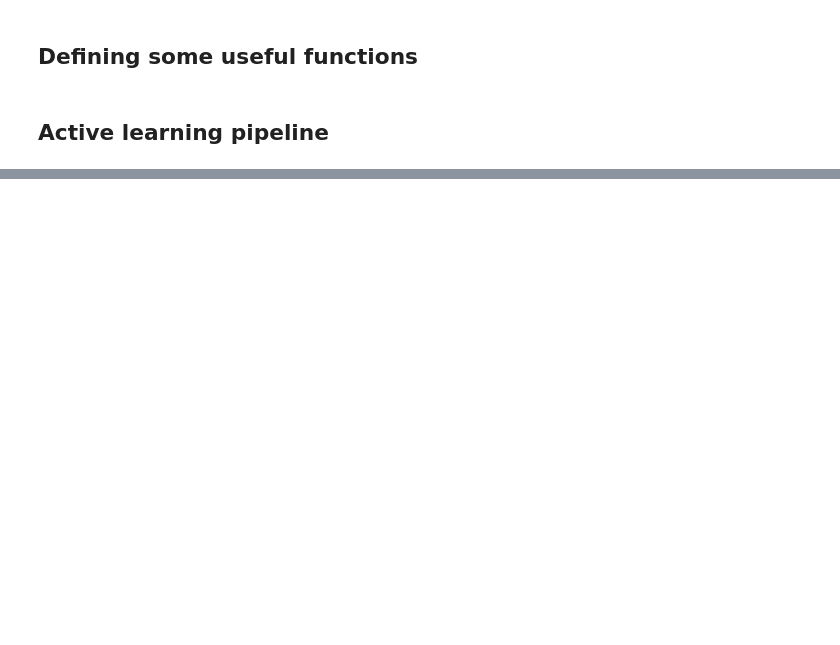
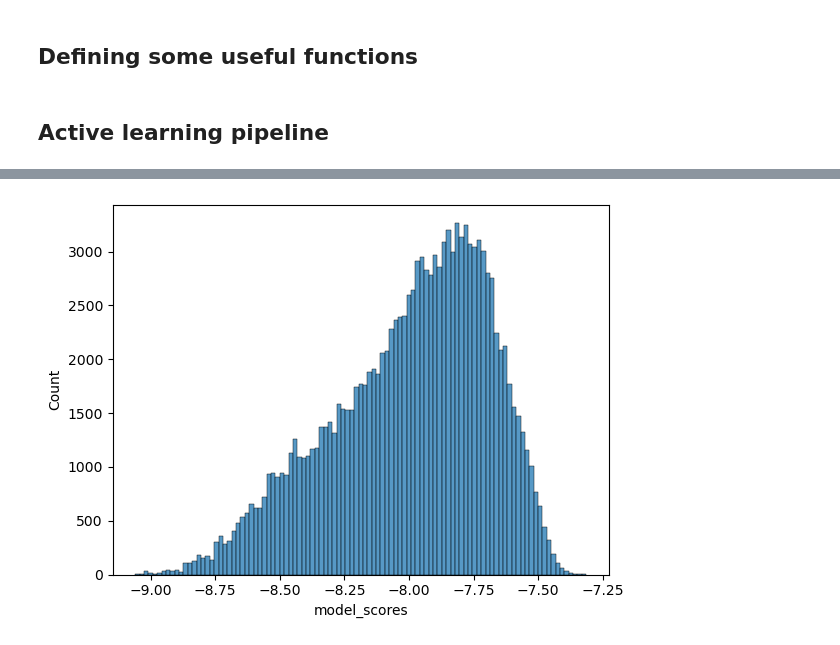
Before and after one commit to jonswain/active-learning, a Jupyter notebook: active_learning_docking.ipynb, the cells around one changed output, grey strips where cells are left out. Cells and saved outputs as stored; diff of their text form; code cells hidden in the pictures; blank space fills up the shorter version.

```diff
--- a/active_learning_docking.ipynb
+++ b/active_learning_docking.ipynb
@@ -350,0 +352,5 @@ log.info(
+# %%
+sns.histplot(library.model_scores)
+plt.show()
+# %% [output]
+[figure, added]
```
Also changed, not shown: parts of 2 cells of this notebook.
